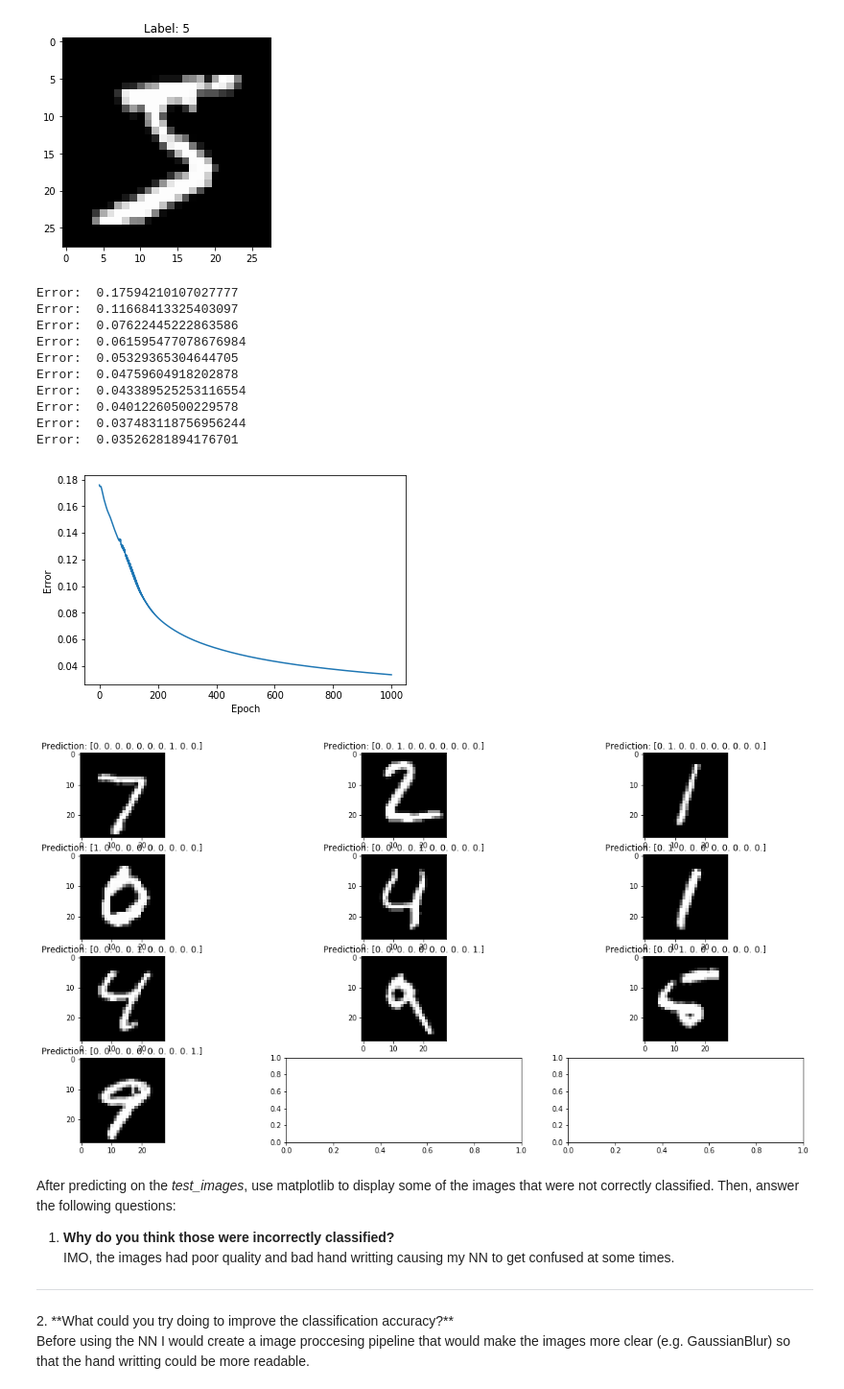
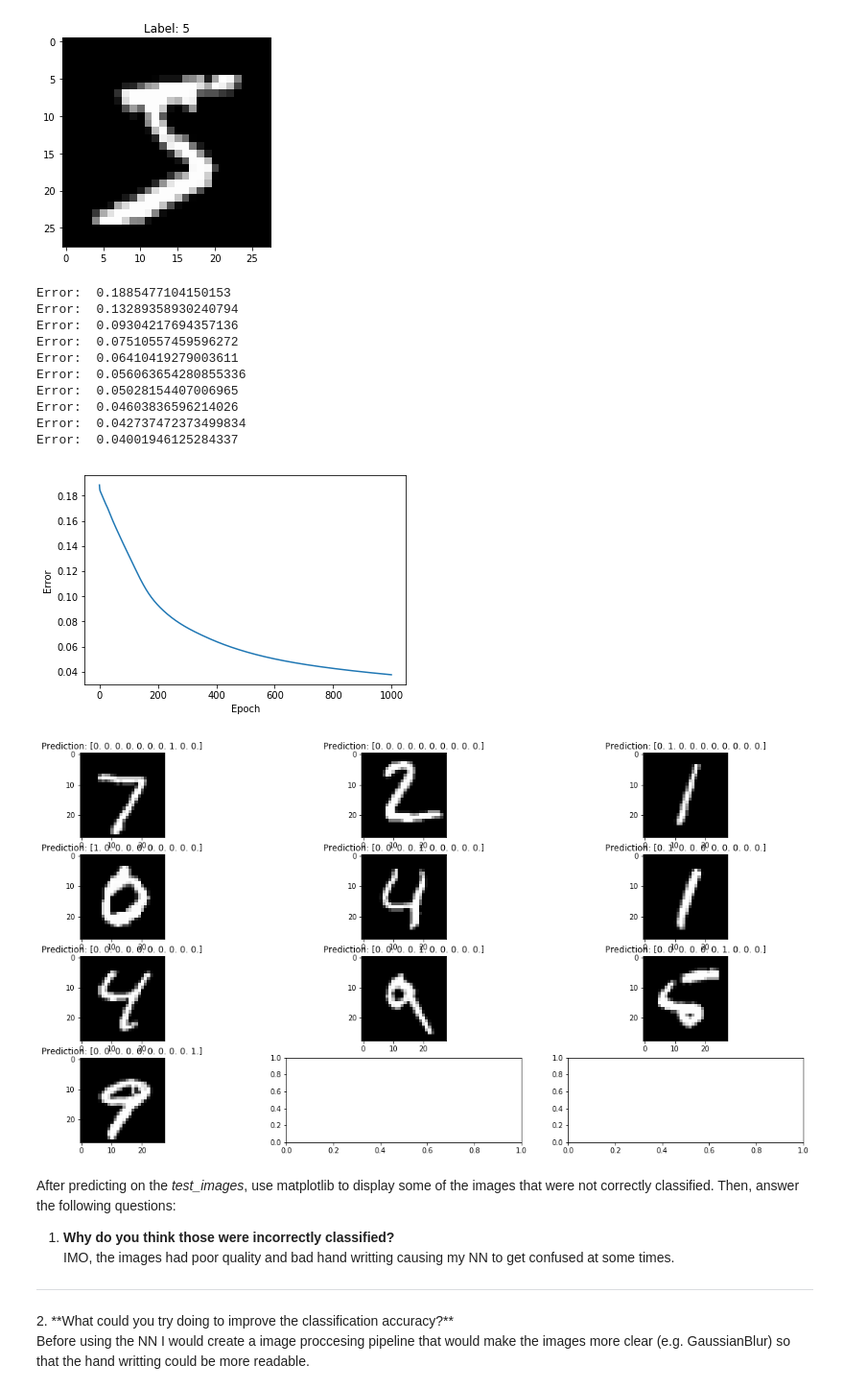
Before and after one commit to DeepLearningVision-2019/a3-neural-network-class-pepebm, a Jupyter notebook: Neural Network Assignment.ipynb, the cells around one changed output. Shown at 96% size. Saved outputs shown, nothing was run; the diff lists cells and outputs as text; code cells hidden in the pictures.

```diff
--- a/Neural Network Assignment.ipynb
+++ b/Neural Network Assignment.ipynb
@@ -268,50 +262,50 @@ test_labels = to_categorical(test_labels)
 # Test the class with the mnist data. Test the training of the network with the test_images data, and
 # record the accuracy of the classification.
 
-architecture3 = [784, 1, 64, 10]
-nn3 = NeuralNetwork(architecture3, 0.0007)
+architecture3 = [784, 1, 32, 10]
+nn3 = NeuralNetwork(architecture3, 0.0008)
 err3 = nn3.train(train_images[0:5000], train_labels[0:5000], 1000, 100)
 
 f, p3 = plt.subplots(1,1)
 p3.set_xlabel('Epoch')
 p3.set_ylabel('Error')
 
 p3.plot(err3)
 
 tests = nn3.predict(test_images[0:1000])
 # create one hot encoding on the test data
 one_hot_test_labels = to_categorical(test_labels[0:1000])
 
 np.set_printoptions(precision=3, suppress= True, linewidth=75)
 # turn predictions to one hot encoding labels
 predictions = np.copy(tests)
 predictions[predictions > 0.5] = 1
 predictions[predictions < 0.5] = 0
 
 error_predictions = []
 for index, (prediction, label) in enumerate(zip(predictions[0:10], one_hot_test_labels[0:10])):
     if not np.array_equal(prediction,label):
         error_predictions.append((index, prediction, label))
 
 #show results
 f, plots = plt.subplots((len(error_predictions)+3-1)//3, 3, figsize=(20,10))
 plots = [plot for sublist in plots for plot in sublist]
 
 for img, plot in zip(error_predictions, plots):
     plot.imshow(test_images[img[0]].reshape(28,28), cmap = "gray")
     plot.set_title('Prediction: ' + str(img[1]))
 # %% [output]
-Error:  0.17594210107027777
-Error:  0.11668413325403097
-Error:  0.07622445222863586
-Error:  0.061595477078676984
-Error:  0.05329365304644705
-Error:  0.04759604918202878
-Error:  0.043389525253116554
-Error:  0.04012260500229578
-Error:  0.037483118756956244
-Error:  0.03526281894176701
+Error:  0.1885477104150153
+Error:  0.13289358930240794
+Error:  0.09304217694357136
+Error:  0.07510557459596272
+Error:  0.06410419279003611
+Error:  0.056063654280855336
+Error:  0.05028154407006965
+Error:  0.04603836596214026
+Error:  0.042737472373499834
+Error:  0.04001946125284337
-[figure, old version]
+[figure, new version]
 [figure]
 # %% [markdown]
 After predicting on the *test_images*, use matplotlib to display some of the images that were not correctly classified. Then, answer the following questions:
```
Also changed, not shown: parts of 4 cells of this notebook, 1 other file.
